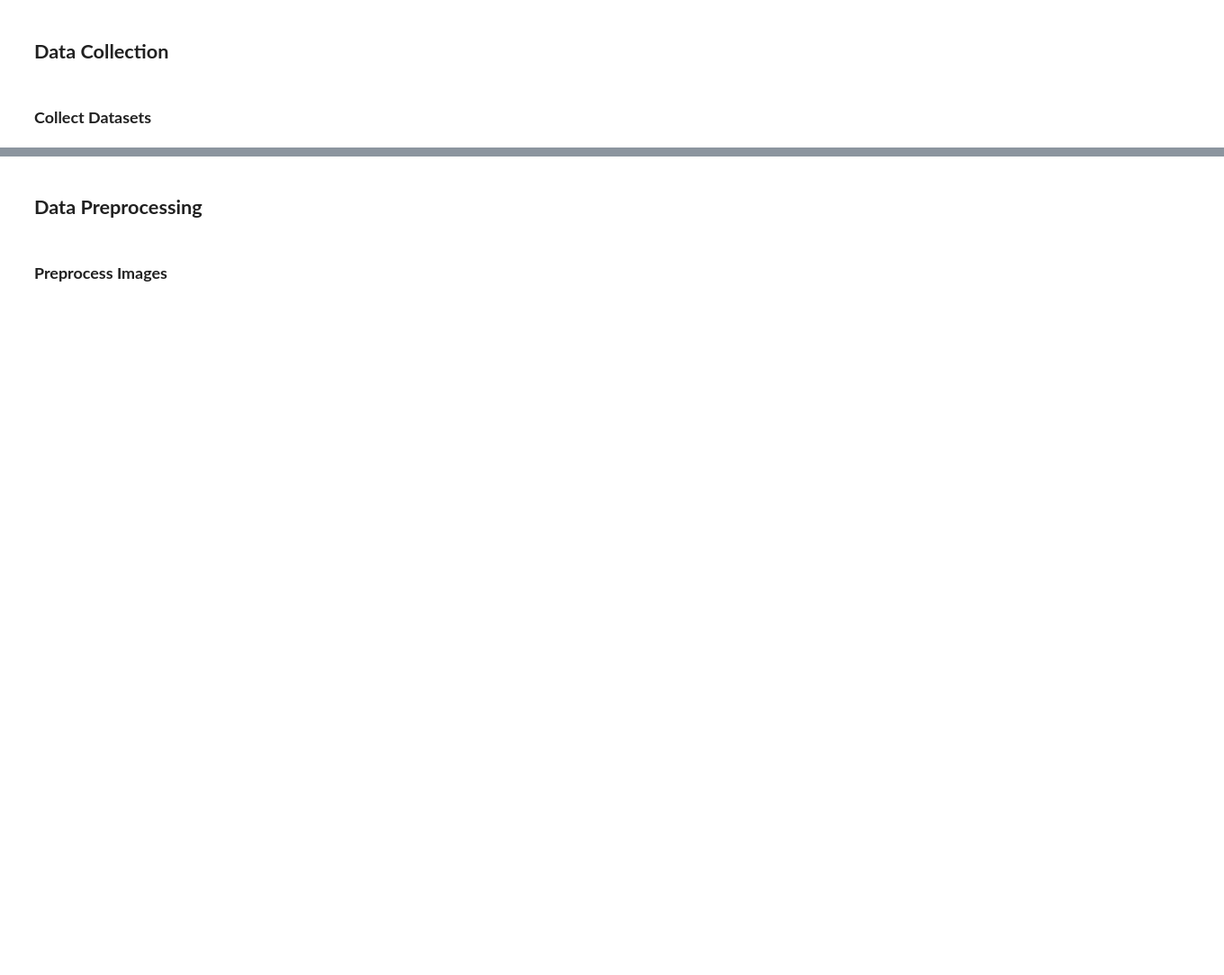
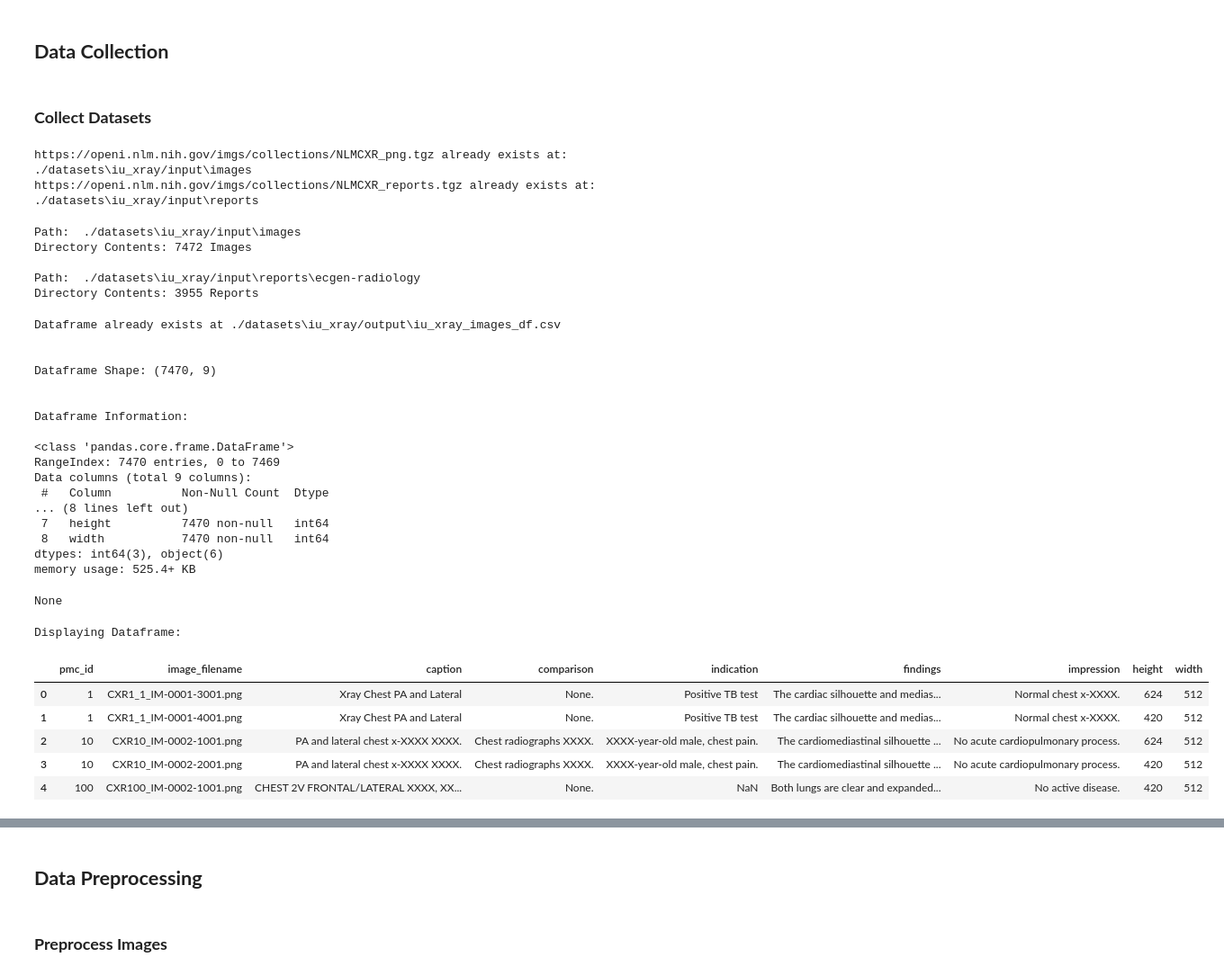
Before and after one commit to RaginiMehta/CS550_ASMT_MRSMK, a Jupyter notebook: MRSMK.ipynb, the cells around one changed output, grey strips where cells are left out. Shown at 90% size. Cells and saved outputs as stored; diff of their text form; code cells hidden in the pictures; blank space fills up the shorter version.

Commit message:
Repository Restructuring and Outputs Added Part 1

```diff
--- a/MRSMK.ipynb
+++ b/MRSMK.ipynb
@@ -47,21 +48,36 @@ from transformers import BertTokenizer, BertModel
 from sklearn.decomposition import PCA
 from sklearn.manifold import TSNE
 from sklearn.cluster import KMeans
+# %%
+'''Setting Paths'''
+
+# project directory
+
+# from google.colab import drive
+# drive.mount('/content/drive')
+# project_directory = '/content/drive/Othercomputers/My Laptop/CS550_ASMT_MRSMK/datasets'
+# project_directory = '/content/drive/MyDrive/Academics/CS550 Machine Learning/CS550 ASMT MRSMK/datasets'
+
+project_directory = "./datasets"
+dataset = 'iu_xray/'
+iu_xray_dataset = os.path.join(project_directory, dataset)
+
+
+# input directory
+input_directory = os.path.join(iu_xray_dataset, "input")
+
+images_dir = os.path.join(input_directory, "images")
+reports_dir = os.path.join(input_directory, "reports")
+iu_xray_images = images_dir
+iu_xray_reports = os.path.join(reports_dir, 'ecgen-radiology')
+
+
+# output directory
+output_directory = os.path.join(iu_xray_dataset, "output")
 # %%
 '''Setup - Generalized'''
 
 # setup to download the IU X-Ray Dataset
-dataset = 'iu_xray/'
-download_path = os.path.join('./datasets', dataset)
-
-# from google.colab import drive
-# drive.mount('/content/drive')
-# download_path = os.path.join('/content/drive/Othercomputers/My Laptop/CS550_ASMT_MRSMK/datasets', dataset)
-# download_path = os.path.join('/content/drive/MyDrive/Academics/CS550 Machine Learning/CS550 ASMT MRSMK/datasets', dataset)
-
-images_dir = os.path.join(download_path, "images")
-reports_dir = os.path.join(download_path, "reports")
-
 images_url = "https://openi.nlm.nih.gov/imgs/collections/NLMCXR_png.tgz"
 reports_url = "https://openi.nlm.nih.gov/imgs/collections/NLMCXR_reports.tgz"
 
@@ -122,21 +138,24 @@ if not os.path.exists(reports_dir):
     print(f"Downloaded {reports_url} to: {reports_dir}")
 else:
     print(f"{reports_url} already exists at: {reports_dir}")
+# %% [output]
+https://openi.nlm.nih.gov/imgs/collections/NLMCXR_png.tgz already exists at: ./datasets\iu_xray/input\images
+https://openi.nlm.nih.gov/imgs/collections/NLMCXR_reports.tgz already exists at: ./datasets\iu_xray/input\reports
 # %%
 '''Exploring the IU X-Ray Dataset Contents'''
 
 # displaying directory and subdirectory contents
-iu_xray = download_path
-print("\nPath: ", iu_xray)
-print(f"Directory Contents: {os.listdir(iu_xray)}")
-
-iu_xray_images = images_dir
 print("\nPath: ", iu_xray_images)
 print(f"Directory Contents: {len(os.listdir(iu_xray_images))} Images")
 
-iu_xray_reports = os.path.join(reports_dir, 'ecgen-radiology')
 print("\nPath: ", iu_xray_reports)
 print(f"Directory Contents: {len(os.listdir(iu_xray_reports))} Reports")
+# %% [output]
+Path:  ./datasets\iu_xray/input\images
+Directory Contents: 7472 Images
+
+Path:  ./datasets\iu_xray/input\reports\ecgen-radiology
+Directory Contents: 3955 Reports
 # %%
 '''Processing Textual Data from each .xml Report File and Storing it in a .csv File'''
 
@@ -179,34 +198,60 @@ def save_images_df():
                         data.append([pmc_id, image_file, caption, comparison, indication, findings, impression, height, width])
                     else:
                         print(f"Warning: Unable to read image {image_path}")
 
             except Exception as e:
                 print(f"Error processing file {file}: {e}")
 
     return data
 
 
 # creating a dataframe and saving it as .csv
-iu_xray_images_df_path = os.path.join(iu_xray, 'iu_xray_images_df.csv')
+iu_xray_images_df_path = os.path.join(output_directory, 'iu_xray_images_df.csv')
 if not os.path.exists(iu_xray_images_df_path):
     data = save_images_df()
     columns = ['pmc_id', 'image_filename', 'caption', 'comparison', 'indication', 'findings', 'impression', 'height', 'width']
     iu_xray_images_df = pd.DataFrame(data, columns=columns)
     iu_xray_images_df.to_csv(iu_xray_images_df_path, index=False)
     print(f"Dataframe saved to {iu_xray_images_df_path}")
 else:
     print(f"Dataframe already exists at {iu_xray_images_df_path}")
     iu_xray_images_df = pd.read_csv(iu_xray_images_df_path)
 
 
 # displaying the stored dataframe
 print("\n\nDataframe Shape:", iu_xray_images_df.shape)
 
 print("\n\nDataframe Information:\n")
 display(iu_xray_images_df.info())
 
 print("\n\nDisplaying Dataframe:\n")
 display(iu_xray_images_df.head())
+# %% [output]
+Dataframe already exists at ./datasets\iu_xray/output\iu_xray_images_df.csv
+
+
+Dataframe Shape: (7470, 9)
+
+
+Dataframe Information:
+
+<class 'pandas.core.frame.DataFrame'>
+RangeIndex: 7470 entries, 0 to 7469
+Data columns (total 9 columns):
+ #   Column          Non-Null Count  Dtype
+... (8 lines left out)
+ 7   height          7470 non-null   int64
+ 8   width           7470 non-null   int64
+dtypes: int64(3), object(6)
+memory usage: 525.4+ KB
+None
+Displaying Dataframe:
+|  | pmc_id | image_filename | caption | comparison | indication | findings | impression | height | width |
+| 0 | 1 | CXR1_1_IM-0001-3001.png | Xray Chest PA and Lateral | None. | Positive TB test | The cardiac silhouette and medias... | Normal chest x-XXXX. | 624 | 512 |
+| 1 | 1 | CXR1_1_IM-0001-4001.png | Xray Chest PA and Lateral | None. | Positive TB test | The cardiac silhouette and medias... | Normal chest x-XXXX. | 420 | 512 |
+| 2 | 10 | CXR10_IM-0002-1001.png | PA and lateral chest x-XXXX XXXX. | Chest radiographs XXXX. | XXXX-year-old male, chest pain. | The cardiomediastinal silhouette ... | No acute cardiopulmonary process. | 624 | 512 |
+| 3 | 10 | CXR10_IM-0002-2001.png | PA and lateral chest x-XXXX XXXX. | Chest radiographs XXXX. | XXXX-year-old male, chest pain. | The cardiomediastinal silhouette ... | No acute cardiopulmonary process. | 420 | 512 |
+| 4 | 100 | CXR100_IM-0002-1001.png | CHEST 2V FRONTAL/LATERAL XXXX, XX... | None. | NaN | Both lungs are clear and expanded... | No active disease. | 420 | 512 |
 # %%
 '''Processing Textual Data from each .xml Report File and Storing it in a .csv File'''
 
```
Also changed, not shown: parts of 13 cells of this notebook, 4 other files.
